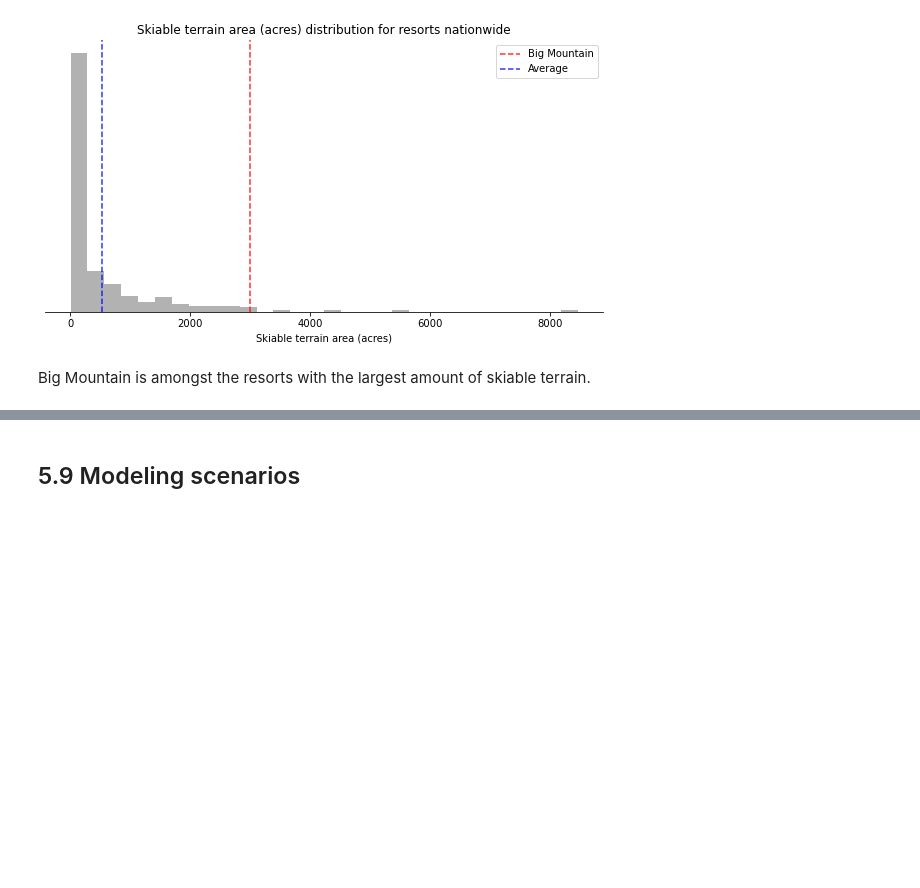
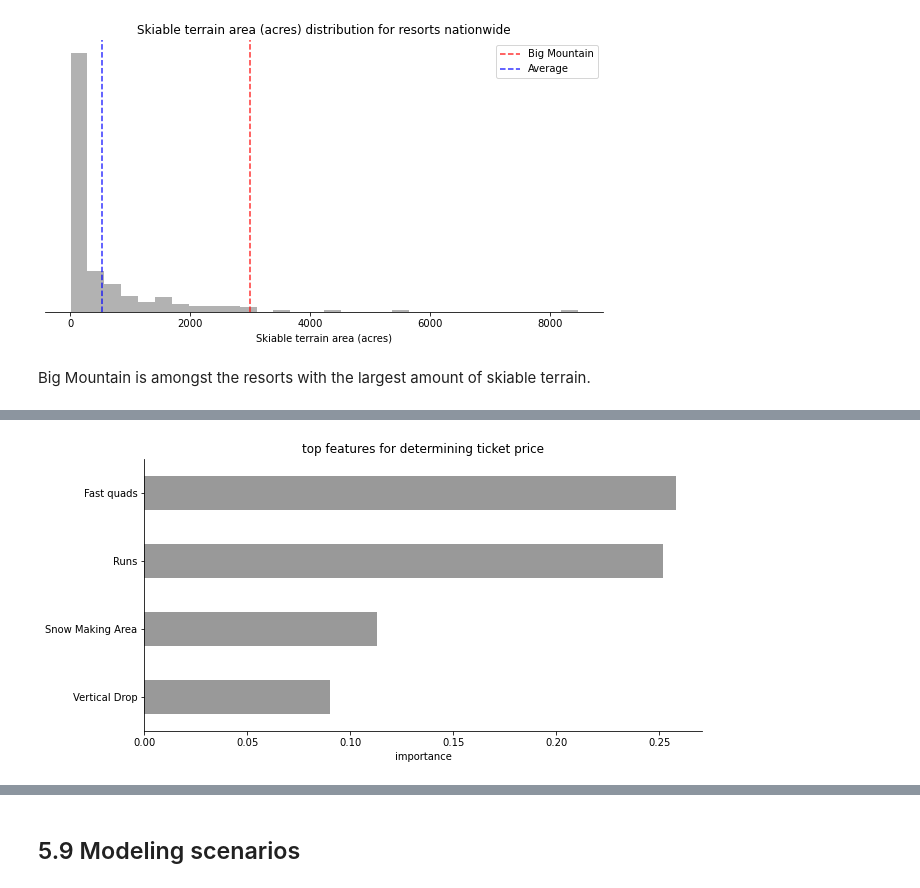
Before and after one commit to smanavi/DataScienceGuidedCapstone, a Jupyter notebook: Notebooks/_making_plots.ipynb, the cells around one changed output, grey strips where cells are left out. Saved outputs shown, nothing was run; the diff lists cells and outputs as text; code cells hidden in the pictures; blank space fills up the shorter version.

```diff
--- a/Notebooks/_making_plots.ipynb
+++ b/Notebooks/_making_plots.ipynb
@@ -384,0 +406,14 @@ Big Mountain is amongst the resorts with the largest amount of skiable terrain.
+# %%
+fig, ax = plt.subplots(figsize=(10, 5))
+imps = model.named_steps.randomforestregressor.feature_importances_
+rf_feat_imps = pd.Series(imps, index=model.X_columns).sort_values(ascending=False)[:4]
+rf_feat_imps.plot(kind='barh', facecolor='gray', alpha=.8)
+plt.gca().invert_yaxis()
+ax.spines['right'].set_visible(False)
+ax.spines['top'].set_visible(False)
+plt.xlabel('importance')
+# plt.ylabel('features')
+plt.yticks([0,1,2,3],['Fast quads', 'Runs', 'Snow Making Area', 'Vertical Drop'])
+plt.title('top features for determining ticket price');
+# %% [output]
+[figure, added]
```
Also changed, not shown: parts of 11 cells of this notebook, 3 other files.
